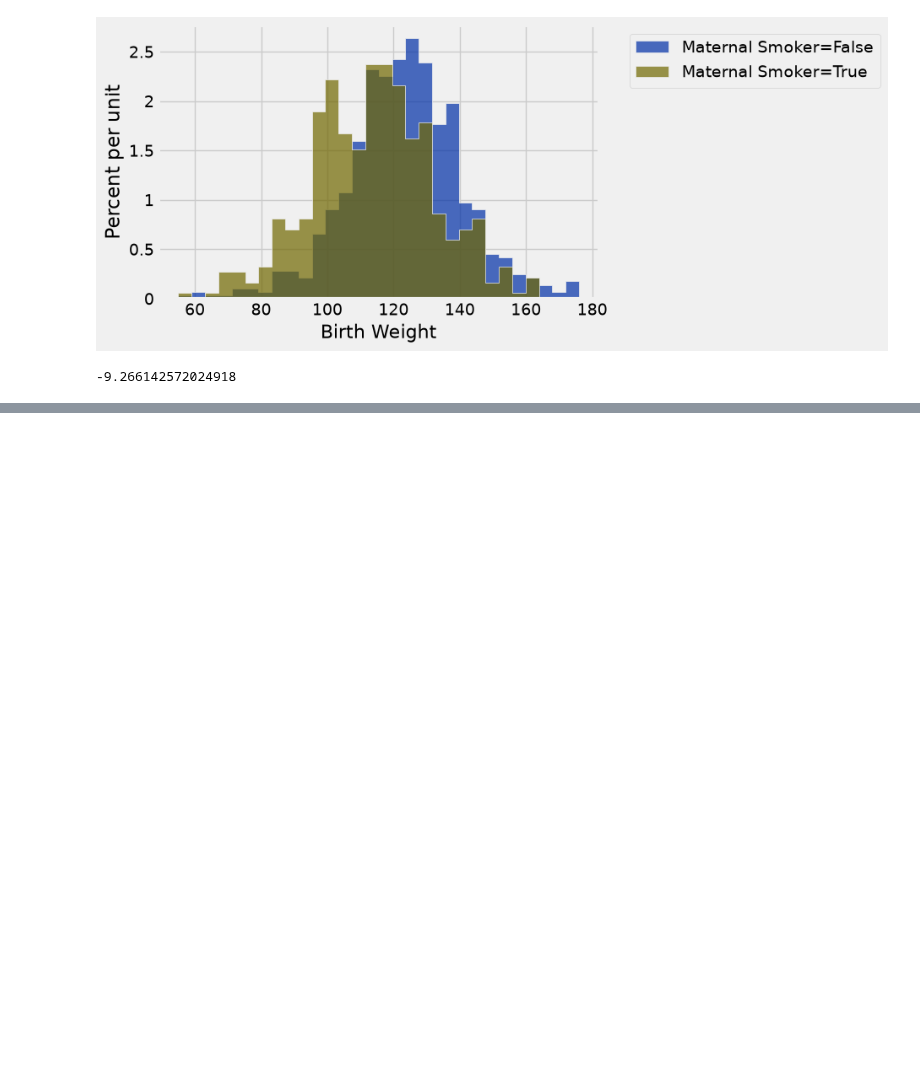
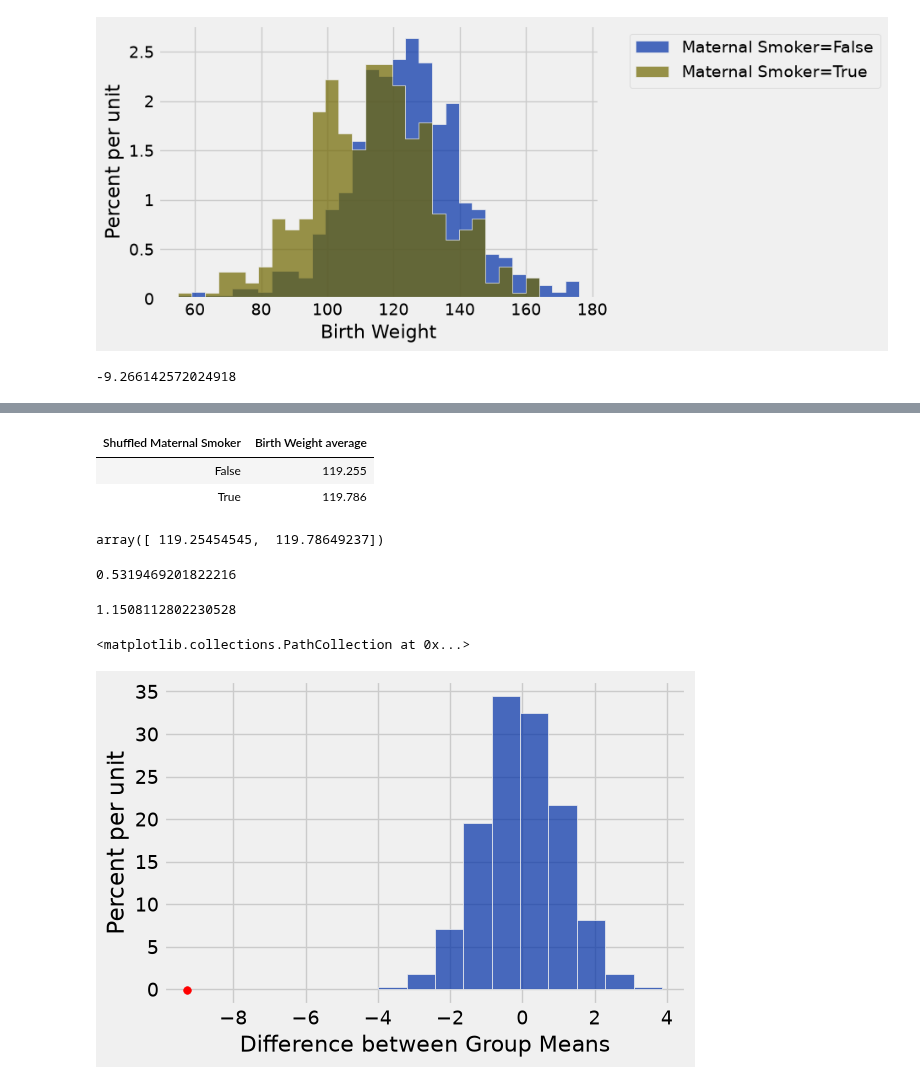
Before and after one commit to nwinbourn/DAT1001-NWinbourn, a Jupyter notebook: work/AB Testing.ipynb, the cells around one changed output, grey strips where cells are left out. Cells and saved outputs as stored; diff of their text form; code cells hidden in the pictures; blank space fills up the shorter version.

```diff
--- a/work/AB Testing.ipynb
+++ b/work/AB Testing.ipynb
@@ -52,0 +65,3 @@ observed_difference
+# %%
+shuffled_grp=births.select('Maternal Smoker').sample(with_replacement=False)
+shuffled_grp.show(5)
@@ -52,0 +88,45 @@ observed_difference
+# %%
+simulated_births.group('Shuffled Maternal Smoker', np.average)
+# %% [output]
+| Shuffled Maternal Smoker | Birth Weight average |
+| False | 119.255 |
+| True | 119.786 |
+# %%
+means_array = simulated_births.group('Shuffled Maternal Smoker', np.average).column(1)
+means_array
+# %% [output]
+array([ 119.25454545,  119.78649237])
+# %%
+means_array.item(1) - means_array.item(0)
+# %% [output]
+0.5319469201822216
+# %%
+def simulated_difference(table, group_label, numeric_label, function):
+    """
+    Arguments
+        -name of table
+        -col label of categorical variable
+        -col label of numerical variable
+        -statistic to be calculated
+    Returns: difference in statistics of the two groups
+    """
+    shuffled_grp = table.select(group_label).sample(with_replacement=False)
+    simulated_table = Table().with_columns(group_label, shuffled_grp.column(0),
+                                           numeric_label, table.column(numeric_label))
+    stats_array = simulated_table.group(group_label, function).column(1)
+    return stats_array.item(1) - stats_array.item(0)
+# %%
+simulated_difference(births, 'Maternal Smoker', 'Birth Weight', np.average)
+# %% [output]
+1.1508112802230528
+# %%
+simulated_differences = make_array()
+for i in np.arange(2500):
+    simulated_differences = np.append(simulated_differences, simulated_difference(births, 'Maternal Smoker', 'Birth Weight', np.average))
+simulated_differences
+# %%
+Table().with_columns('Difference between Group Means', simulated_differences).hist()
+plt.scatter(observed_difference, -0.001, color='red', s=30)
+# %% [output]
+<matplotlib.collections.PathCollection at 0x...>
+[figure, added]
```
Also changed, not shown: parts of 16 cells of this notebook, 1 other file.
